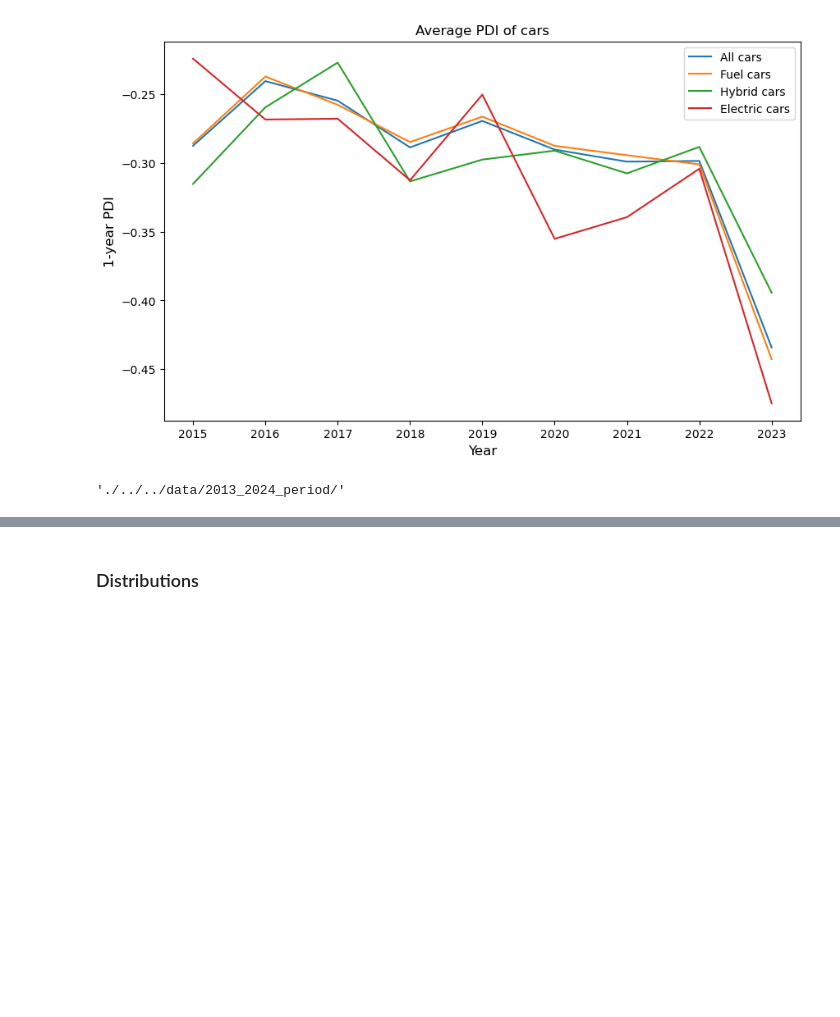
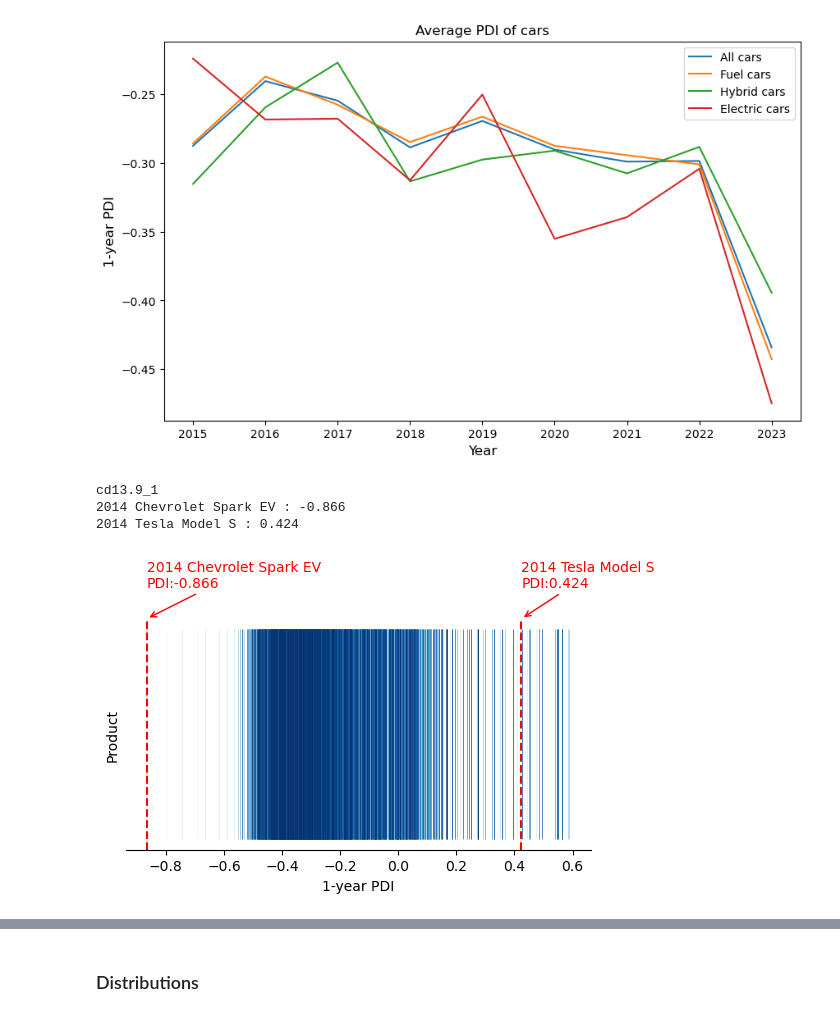
Before and after one commit to heyouwei2021/Product-disruption-index-research, a Jupyter notebook: code/visualization/phylogenetic_visual.ipynb, the cells around one changed output, grey strips where cells are left out. Cells and saved outputs as stored; diff of their text form; code cells hidden in the pictures; blank space fills up the shorter version.

```diff
--- a/code/visualization/phylogenetic_visual.ipynb
+++ b/code/visualization/phylogenetic_visual.ipynb
@@ -1364,7 +1364,48 @@ plt.legend()
 plt.savefig(filepath+'../../fig/'+'yearly_pdi.svg', format='svg')
 # %% [output]
 [figure]
-# %%
-filepath
-# %% [output]
-'./../../data/2013_2024_period/'
+# %%
+import matplotlib.pyplot as plt
+import numpy as np
+#data = pd.read_csv(path+'regdata.csv')
+data_1 = pd.read_csv(filepath+'product_regdata.csv')
+data = data_1.loc[(data_1['year'] > beginyear) & (data_1['year'] < endyear) & (~data_1['vfm'].isna())]
+product_lst = ['2014 Chevrolet Spark EV','2014 Tesla Model S']
+cd_col =  'cd13.9_1'#ycol
+print(cd_col)
+# Generate some random data
+y = data[cd_col]#np.random.rand(100)
+# Create the plot
+fig, ax = plt.subplots(figsize=(6, 3))
+ax.vlines(x=y, ymin=0, ymax=1, color=plt.cm.Blues(np.linspace(0, 1, len(y))), linewidth=0.5)
+# Add labels and title
+ax.set_ylabel('Product')
+ax.set_xlabel('1-year PDI')
+ax.set_yticklabels([])
+ax.set_yticks([])
+ax.spines['top'].set_visible(False)
+ax.spines['right'].set_visible(False)
+ax.spines['left'].set_visible(False)
+for product in product_lst:
+    cd = data_1[data_1.productname==product][cd_col].round(3).tolist()[0]
+    print(product,':',cd)
+    color = 'red'
+    ax.axvline(x=cd, color=color, linestyle='--')
+
+    # Add annotation with arrow
+    ax.annotate(product+'\nPDI:'+str(cd),
+                xy=(cd,1.05), xycoords='data',
+                xytext=(cd,1.2), textcoords='data',
+                arrowprops=dict(arrowstyle="->",
+                                connectionstyle="arc3",color=color),
+                color = color
+                )
+
+# Show the plot
+#plt.show()
+plt.savefig(filepath+'../../fig/'+'PDI_dis.svg', format='svg', bbox_inches='tight')
+# %% [output]
+cd13.9_1
+2014 Chevrolet Spark EV : -0.866
+2014 Tesla Model S : 0.424
+[figure, added]
```
Also changed, not shown: parts of 5 cells of this notebook.
